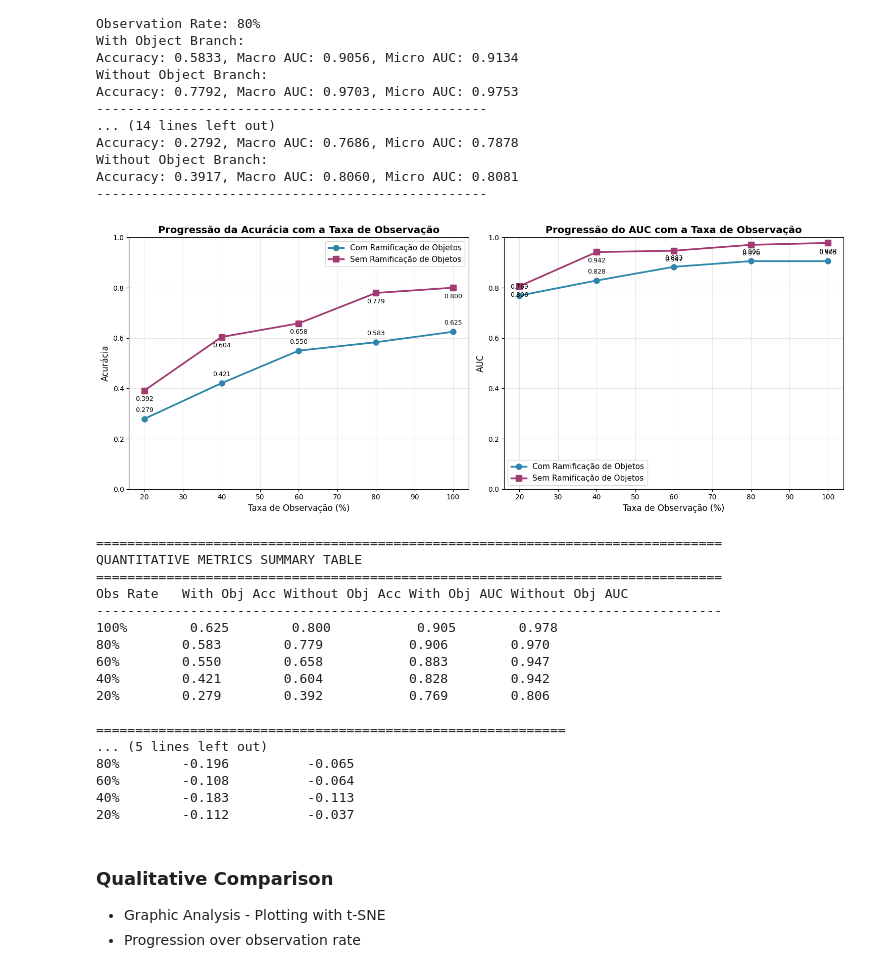
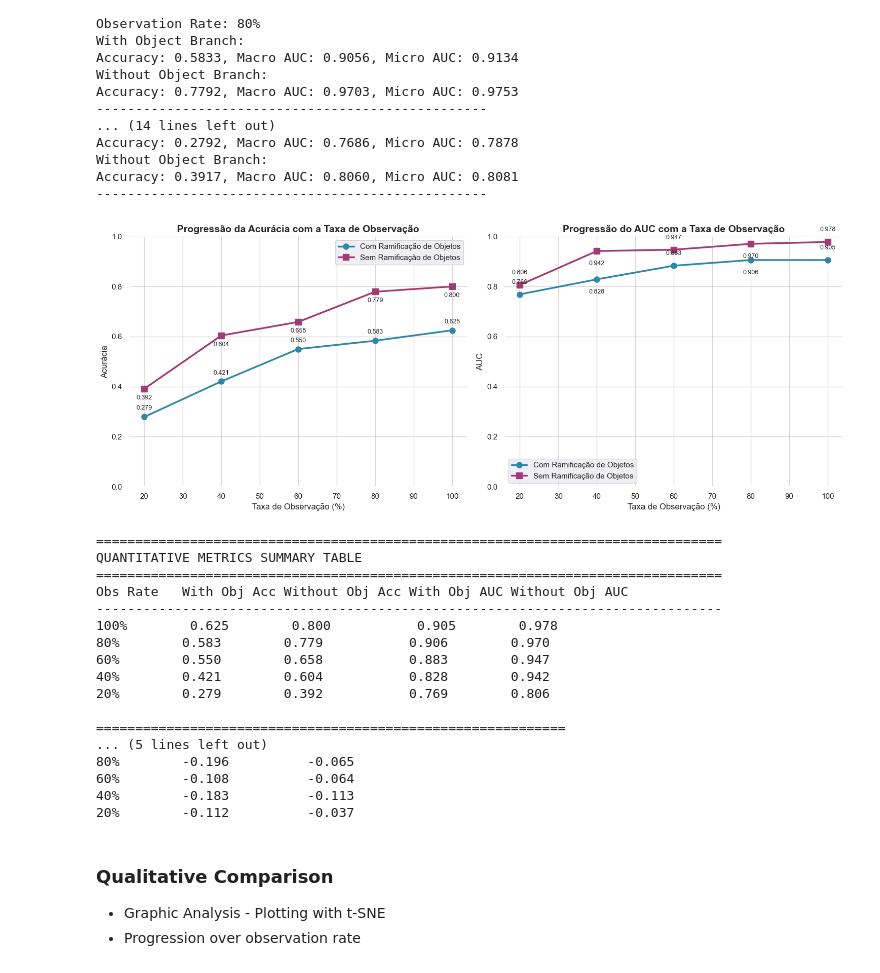
Before and after one commit to GUILN/masters-implementation, a Jupyter notebook: model/notebooks/validation_ntu_rgbd_60.ipynb, the cells around one changed output. Saved outputs shown, nothing was run; the diff lists cells and outputs as text; code cells hidden in the pictures.

Commit message:
ntu rgb result image fix

```diff
--- a/model/notebooks/validation_ntu_rgbd_60.ipynb
+++ b/model/notebooks/validation_ntu_rgbd_60.ipynb
@@ -330,9 +330,11 @@ def plot_quantitative_metrics_progression(dataset_validation, observation_rates)
         without_obj_macro_auc.append(without_obj_metrics.macro_auc)
 
     # Create figure with subplots
-    fig, (ax1, ax2) = plt.subplots(1, 2, figsize=(15, 6))
+    fig, (ax1, ax2) = plt.subplots(1, 2, figsize=(15, 6), facecolor='white')
+    fig.patch.set_facecolor('white')
 
     # Plot 1: Accuracy Progression
+    ax1.set_facecolor('white')
     ax1.plot(observation_rates, with_obj_accuracy,
              marker='o', linewidth=2.5, markersize=8,
              color='#2E86AB', label=CHARTS_LABELS.with_object_branch)
@@ -344,7 +346,7 @@ def plot_quantitative_metrics_progression(dataset_validation, observation_rates)
     ax1.set_ylabel(CHARTS_LABELS.quantitative_accuracy, fontsize=12)
     ax1.set_title(CHARTS_LABELS.quantitative_accuracy_progression_over_observation_rate, fontsize=14, fontweight='bold')
     ax1.legend(fontsize=11)
-    ax1.grid(True, alpha=0.3)
+    ax1.grid(True, alpha=0.3, color='gray', linestyle='-', linewidth=1)
     ax1.set_ylim(0, 1)  # Accuracy is typically 0-1
 
     # Add value annotations
@@ -361,6 +363,7 @@ def plot_quantitative_metrics_progression(dataset_validation, observation_rates)
                     ha='center', fontsize=9)
 
     # Plot 2: Macro AUC Progression
+    ax2.set_facecolor('white')
     ax2.plot(observation_rates, with_obj_macro_auc,
              marker='o', linewidth=2.5, markersize=8,
              color='#2E86AB', label=CHARTS_LABELS.with_object_branch)
@@ -372,52 +375,65 @@ def plot_quantitative_metrics_progression(dataset_validation, observation_rates)
     ax2.set_ylabel(CHARTS_LABELS.quantitative_auc, fontsize=12)
     ax2.set_title(CHARTS_LABELS.quantitative_auc_progression_over_observation_rate, fontsize=14, fontweight='bold')
     ax2.legend(fontsize=11)
-    ax2.grid(True, alpha=0.3)
+    ax2.grid(True, alpha=0.3, color='gray', linestyle='-', linewidth=1)
     ax2.set_ylim(0, 1)  # AUC is typically 0-1
 
-    # Add value annotations
+    # Add value annotations with alternating positions
     for i, (obs_rate, with_auc, without_auc) in enumerate(zip(observation_rates, with_obj_macro_auc, without_obj_macro_auc)):
-        ax2.annotate(f'{with_auc:.3f}',
-                    (obs_rate, with_auc),
-                    textcoords="offset points",
-                    xytext=(0,10),
-                    ha='center', fontsize=9)
-        ax2.annotate(f'{without_auc:.3f}',
-                    (obs_rate, without_auc),
-                    textcoords="offset points",
-                    xytext=(0,-15),
-                    ha='center', fontsize=9)
+        # Alternate positions: even indices above, odd indices below
+        if i % 2 == 0:  # Even indices (0, 2, 4...) - place above
+            ax2.annotate(f'{with_auc:.3f}',
+                        (obs_rate, with_auc),
+                        textcoords="offset points",
+                        xytext=(0, 15),
+                        ha='center', fontsize=9)
+            ax2.annotate(f'{without_auc:.3f}',
+                        (obs_rate, without_auc),
+                        textcoords="offset points",
+                        xytext=(0, 15),
+                        ha='center', fontsize=9)
+        else:  # Odd indices (1, 3...) - place below
+            ax2.annotate(f'{with_auc:.3f}',
+                        (obs_rate, with_auc),
+                        textcoords="offset points",
+                        xytext=(0, -20),
+                        ha='center', fontsize=9)
+            ax2.annotate(f'{without_auc:.3f}',
+                        (obs_rate, without_auc),
+                        textcoords="offset points",
+                        xytext=(0, -20),
+                        ha='center', fontsize=9)
 
     plt.tight_layout()
     plt.show()
 
     # Print summary table
     print("\n" + "="*80)
     print("QUANTITATIVE METRICS SUMMARY TABLE")
     print("="*80)
     print(f"{'Obs Rate':<10} {'With Obj Acc':<12} {'Without Obj Acc':<15} {'With Obj AUC':<12} {'Without Obj AUC':<15}")
     print("-"*80)
 
     for i, obs_rate in enumerate(observation_rates):
         print(f"{obs_rate}%{'':<7} {with_obj_accuracy[i]:<12.3f} {without_obj_accuracy[i]:<15.3f} "
               f"{with_obj_macro_auc[i]:<12.3f} {without_obj_macro_auc[i]:<15.3f}")
 
     # Calculate performance differences
     print("\n" + "="*60)
     print("PERFORMANCE DIFFERENCE ANALYSIS")
     print("="*60)
     print(f"{'Obs Rate':<10} {'Acc Difference':<15} {'AUC Difference':<15}")
     print("-"*60)
 
     for i, obs_rate in enumerate(observation_rates):
         acc_diff = with_obj_accuracy[i] - without_obj_accuracy[i]
         auc_diff = with_obj_macro_auc[i] - without_obj_macro_auc[i]
         print(f"{obs_rate}%{'':<7} {acc_diff:<15.3f} {auc_diff:<15.3f}")
 
 # Usage in your notebook
 plot_quantitative_metrics_progression(dataset_validation, OBSERVATION_RATE)
 # %% [output]
-[figure, old version]
+[figure, new version]
 ================================================================================
 QUANTITATIVE METRICS SUMMARY TABLE
 ================================================================================
```
Also changed, not shown: parts of 4 cells of this notebook, 5 other files.
